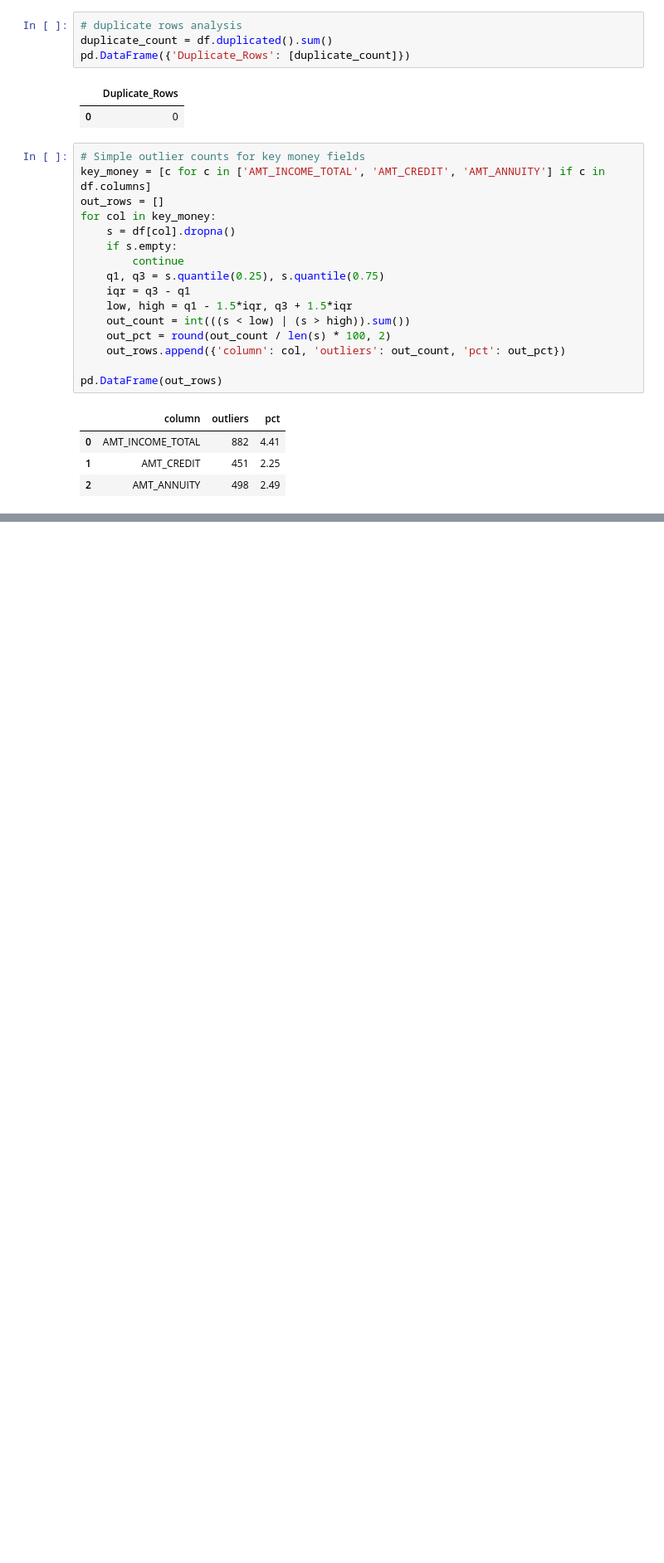
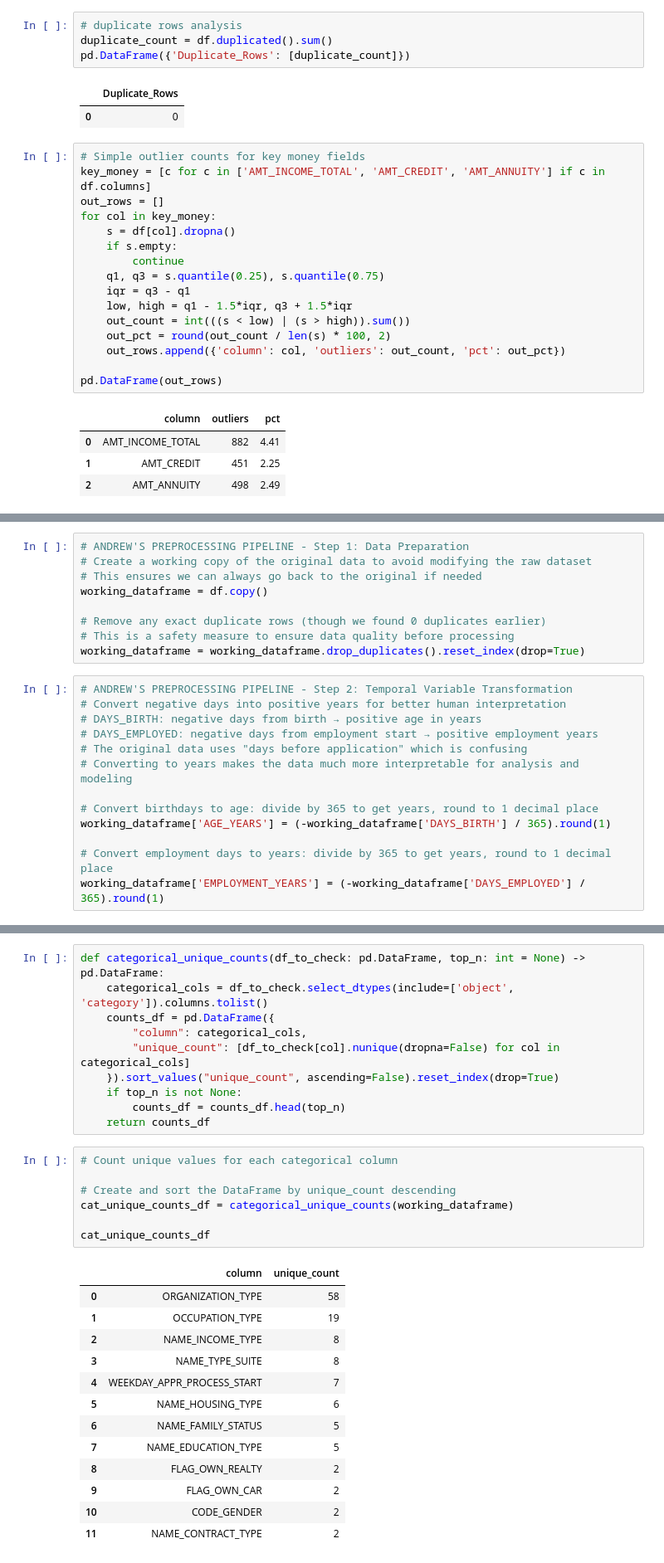
Before and after one commit to kisyular/case_study, a Jupyter notebook: Assignment2_Analysis.ipynb, the cells around one changed output, grey strips where cells are left out. Shown at 83% size. Drawn from its saved outputs; the diff is of its cells as text; blank space fills up the shorter version.

```diff
--- a/Assignment2_Analysis.ipynb
+++ b/Assignment2_Analysis.ipynb
@@ -660,0 +328,22 @@ These insights will guide our preprocessing strategy to create a fair, interpret
+# %%
+# ANDREW'S PREPROCESSING PIPELINE - Step 1: Data Preparation
+# Create a working copy of the original data to avoid modifying the raw dataset
+# This ensures we can always go back to the original if needed
+working_dataframe = df.copy()
+
+# Remove any exact duplicate rows (though we found 0 duplicates earlier)
+# This is a safety measure to ensure data quality before processing
+working_dataframe = working_dataframe.drop_duplicates().reset_index(drop=True)
+# %%
+# ANDREW'S PREPROCESSING PIPELINE - Step 2: Temporal Variable Transformation
+# Convert negative days into positive years for better human interpretation
+# DAYS_BIRTH: negative days from birth → positive age in years
+# DAYS_EMPLOYED: negative days from employment start → positive employment years
+# The original data uses "days before application" which is confusing
+# Converting to years makes the data much more interpretable for analysis and modeling
+
+# Convert birthdays to age: divide by 365 to get years, round to 1 decimal place
+working_dataframe['AGE_YEARS'] = (-working_dataframe['DAYS_BIRTH'] / 365).round(1)
+
+# Convert employment days to years: divide by 365 to get years, round to 1 decimal place
+working_dataframe['EMPLOYMENT_YEARS'] = (-working_dataframe['DAYS_EMPLOYED'] / 365).round(1)
@@ -660,0 +424,31 @@ These insights will guide our preprocessing strategy to create a fair, interpret
+# %%
+def categorical_unique_counts(df_to_check: pd.DataFrame, top_n: int = None) -> pd.DataFrame:
+    categorical_cols = df_to_check.select_dtypes(include=['object', 'category']).columns.tolist()
+    counts_df = pd.DataFrame({
+        "column": categorical_cols,
+        "unique_count": [df_to_check[col].nunique(dropna=False) for col in categorical_cols]
+    }).sort_values("unique_count", ascending=False).reset_index(drop=True)
+    if top_n is not None:
+        counts_df = counts_df.head(top_n)
+    return counts_df
+# %%
+# Count unique values for each categorical column
+
+# Create and sort the DataFrame by unique_count descending
+cat_unique_counts_df = categorical_unique_counts(working_dataframe)
+
+cat_unique_counts_df
+# %% [output]
+|  | column | unique_count |
+| 0 | ORGANIZATION_TYPE | 58 |
+| 1 | OCCUPATION_TYPE | 19 |
+| 2 | NAME_INCOME_TYPE | 8 |
+| 3 | NAME_TYPE_SUITE | 8 |
+| 4 | WEEKDAY_APPR_PROCESS_START | 7 |
+| 5 | NAME_HOUSING_TYPE | 6 |
+| 6 | NAME_FAMILY_STATUS | 5 |
+| 7 | NAME_EDUCATION_TYPE | 5 |
+| 8 | FLAG_OWN_REALTY | 2 |
+| 9 | FLAG_OWN_CAR | 2 |
+| 10 | CODE_GENDER | 2 |
+| 11 | NAME_CONTRACT_TYPE | 2 |
```
Also changed, not shown: parts of 75 cells of this notebook, 16 other files.
